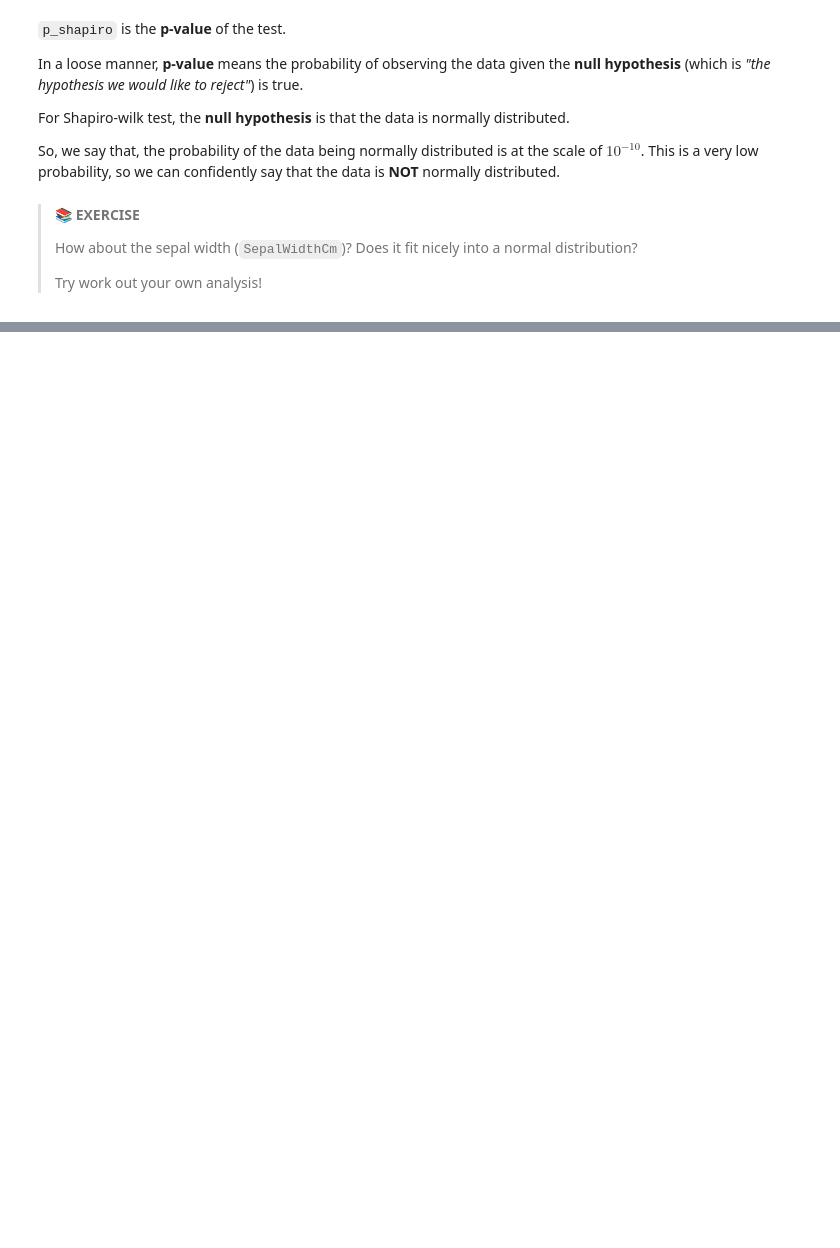
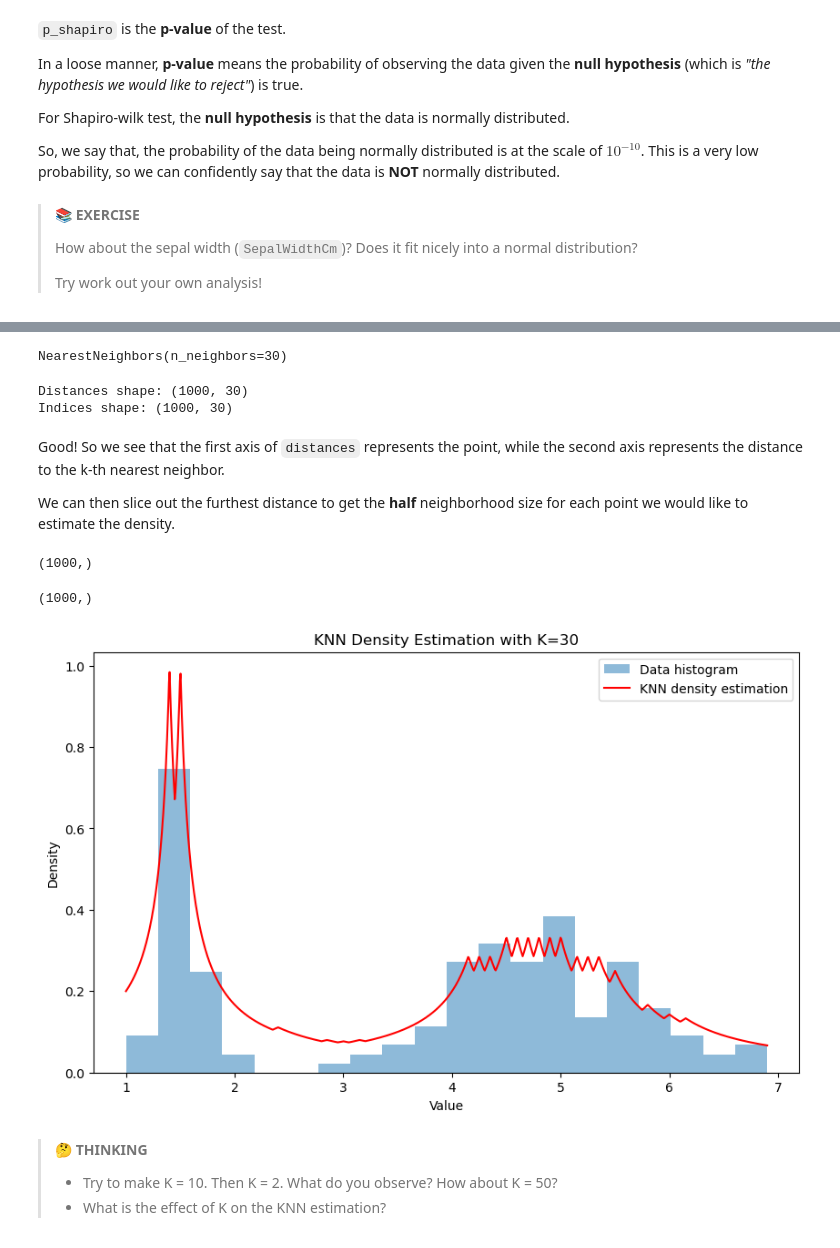
Before and after one commit to ut-vision/30min-of-deep-learning, a Jupyter notebook: 01_Density_Estimation/index.ipynb, the cells around one changed output, grey strips where cells are left out. Saved outputs shown, nothing was run; the diff lists cells and outputs as text; code cells hidden in the pictures; blank space fills up the shorter version.

```diff
--- a/01_Density_Estimation/index.ipynb
+++ b/01_Density_Estimation/index.ipynb
@@ -147,0 +248,61 @@ This is a very low probability, so we can confidently say that the data is **NOT
+# %%
+# We will reuse the `petal_length_2d` variable from the previous cell
+# Set hyperparameter K
+K = 30
+knn = neighbors.NearestNeighbors(n_neighbors=K)
+knn.fit(petal_length_2d)
+# %% [output]
+NearestNeighbors(n_neighbors=30)
+# %%
+# Get the points we would like to estimate the density for
+xmin, xmax = petal_length_2d.min(), petal_length_2d.max()
+x_linspace = np.linspace(xmin, xmax, 1000).reshape(-1, 1)
+# %%
+# How about we see the output of the kneighbors method?
+distances, indices = knn.kneighbors(x_linspace)
+
+print(f'Distances shape: {distances.shape}')
+print(f'Indices shape: {indices.shape}')
+# %% [output]
+Distances shape: (1000, 30)
+Indices shape: (1000, 30)
+# %% [markdown]
+Good! So we see that the first axis of `distances` represents the point, while the second axis represents the distance to the k-th nearest neighbor.
+
+We can then slice out the furthest distance to get the **half** neighborhood size for each point we would like to estimate the density.
+# %%
+furthest_distance = distances[:, -1]
+furthest_distance.shape
+# %% [output]
+(1000,)
+# %%
+# Now let's calculate the neighborhood density!
+
+# Remember we are calculating the radius for the furthest distance, so we need to multiply by 2 to get the "diameter"
+volume = 2 * furthest_distance
+
+# Calculate the density
+density = K / (volume * len(petal_length_2d))
+
+density.shape
+# %% [output]
+(1000,)
+# %%
+# Plot the results
+plt.figure(figsize=(10, 6))
+plt.hist(petal_length, bins=20, density=True, alpha=0.5, label='Data histogram')
+
+plt.plot(x_linspace, density, 'r-', label=f'KNN density estimation')
+plt.xlabel('Value')
+plt.ylabel('Density')
+
+plt.title(f'KNN Density Estimation with K={K}')
+plt.legend()
+plt.show()
+# %% [output]
+[figure, added]
+# %% [markdown]
+> 🤔 **THINKING**
+>
+> - Try to make K = 10. Then K = 2. What do you observe? How about K = 50?
+> - What is the effect of K on the KNN estimation?
```
Also changed, not shown: parts of 14 cells of this notebook, 1 other file.
